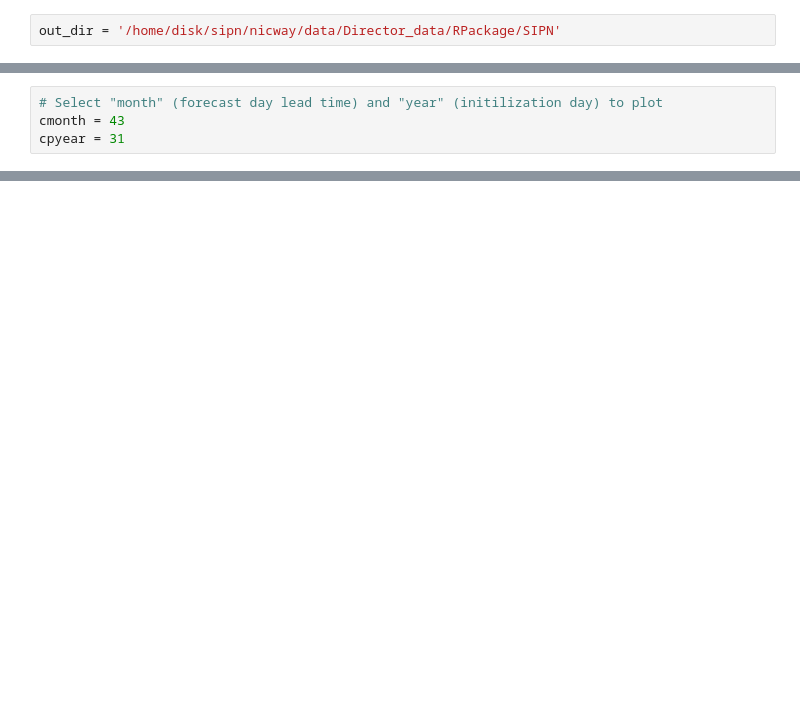
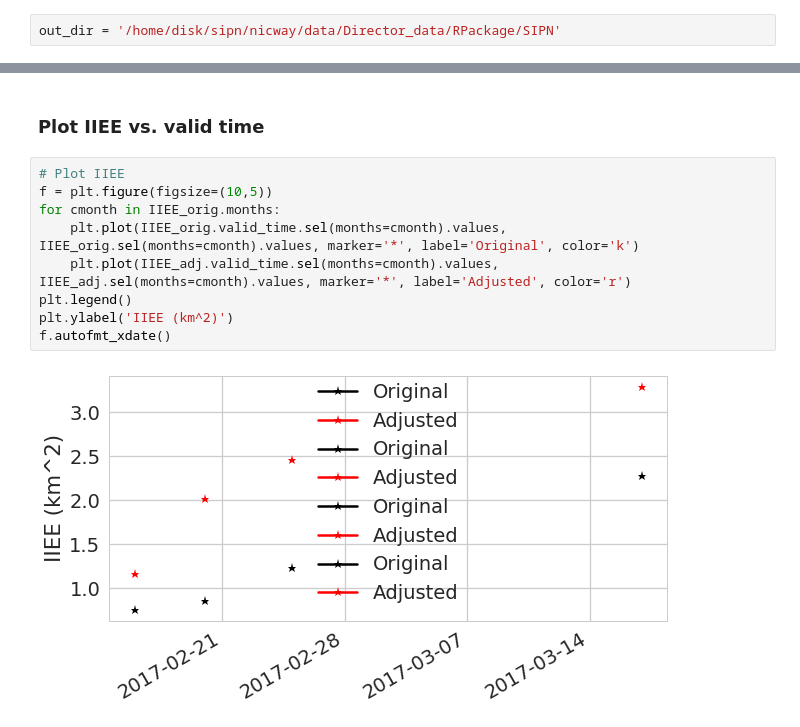
Before and after one commit to NicWayand/stcs, a Jupyter notebook: Compare_CS_output.ipynb, the cells around one changed output, grey strips where cells are left out. Saved outputs shown, nothing was run; the diff lists cells and outputs as text; blank space fills up the shorter version.

```diff
--- a/Compare_CS_output.ipynb
+++ b/Compare_CS_output.ipynb
@@ -105,4 +116,0 @@ Data variables:
-# %%
-# Select "month" (forecast day lead time) and "year" (initilization day) to plot
-cmonth = 43
-cpyear = 31
@@ -199,0 +206,13 @@ array(1.90314647)
+# %% [markdown]
+### Plot IIEE vs. valid time
+# %%
+# Plot IIEE
+f = plt.figure(figsize=(10,5))
+for cmonth in IIEE_orig.months:
+    plt.plot(IIEE_orig.valid_time.sel(months=cmonth).values, IIEE_orig.sel(months=cmonth).values, marker='*', label='Original', color='k')
+    plt.plot(IIEE_adj.valid_time.sel(months=cmonth).values, IIEE_adj.sel(months=cmonth).values, marker='*', label='Adjusted', color='r')
+plt.legend()
+plt.ylabel('IIEE (km^2)')
+f.autofmt_xdate()
+# %% [output]
+[figure, added]
```
Also changed, not shown: parts of 26 cells of this notebook.
